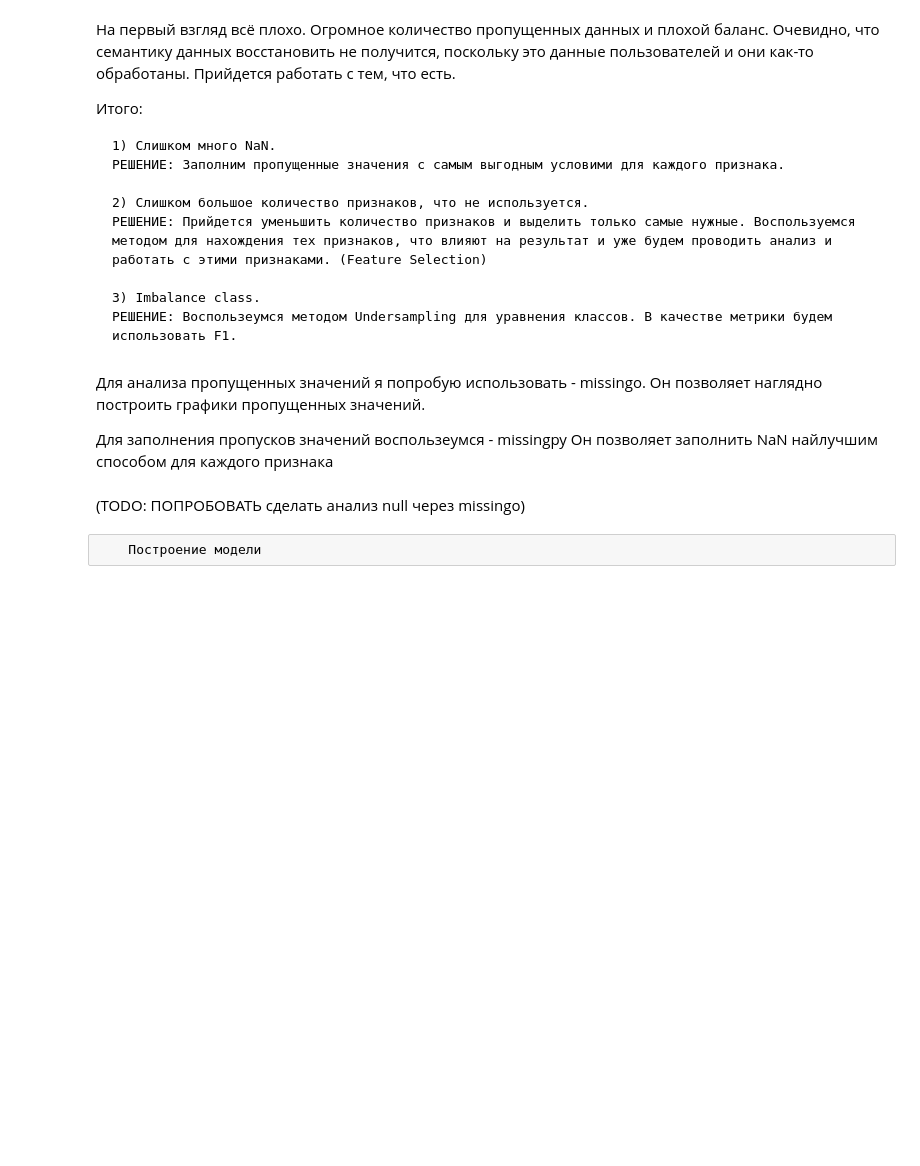
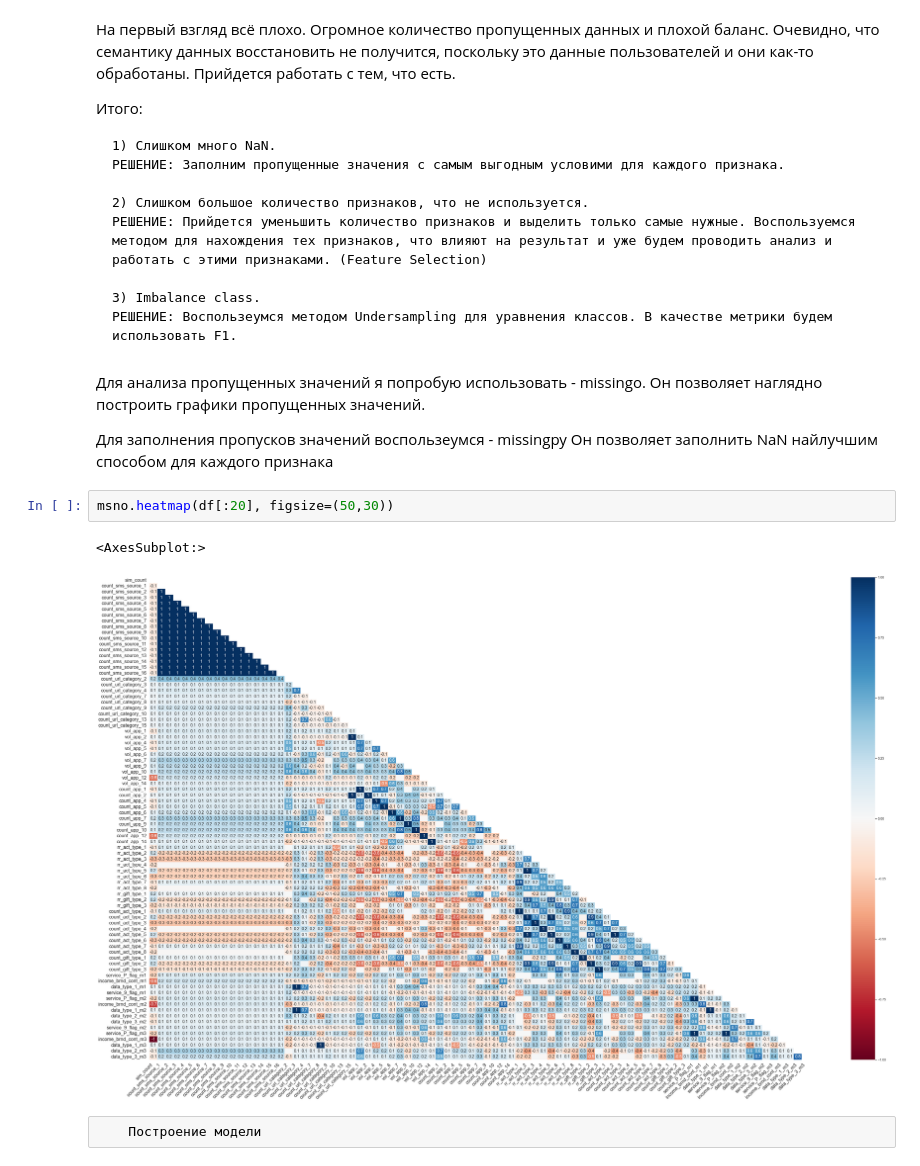
Before and after one commit to ML-Project-Univercity/Project, a Jupyter notebook: Project/Project.ipynb, the cells around one changed output. Saved outputs shown, nothing was run; the diff lists cells and outputs as text; blank space fills up the shorter version.

```diff
--- a/Project/Project.ipynb
+++ b/Project/Project.ipynb
@@ -143,8 +145,11 @@ plt.show()
 
 Для заполнения пропусков значений воспользеумся - missingpy
 Он позволяет заполнить NaN найлучшим способом для каждого признака
-# %% [markdown]
-(TODO: ПОПРОБОВАТЬ сделать анализ null через missingo)
+# %%
+msno.heatmap(df[:20], figsize=(50,30))
+# %% [output]
+<AxesSubplot:>
+[figure, added]
 # %% [raw]
     Построение модели
 # %%
```
Also changed, not shown: parts of 3 cells of this notebook.
